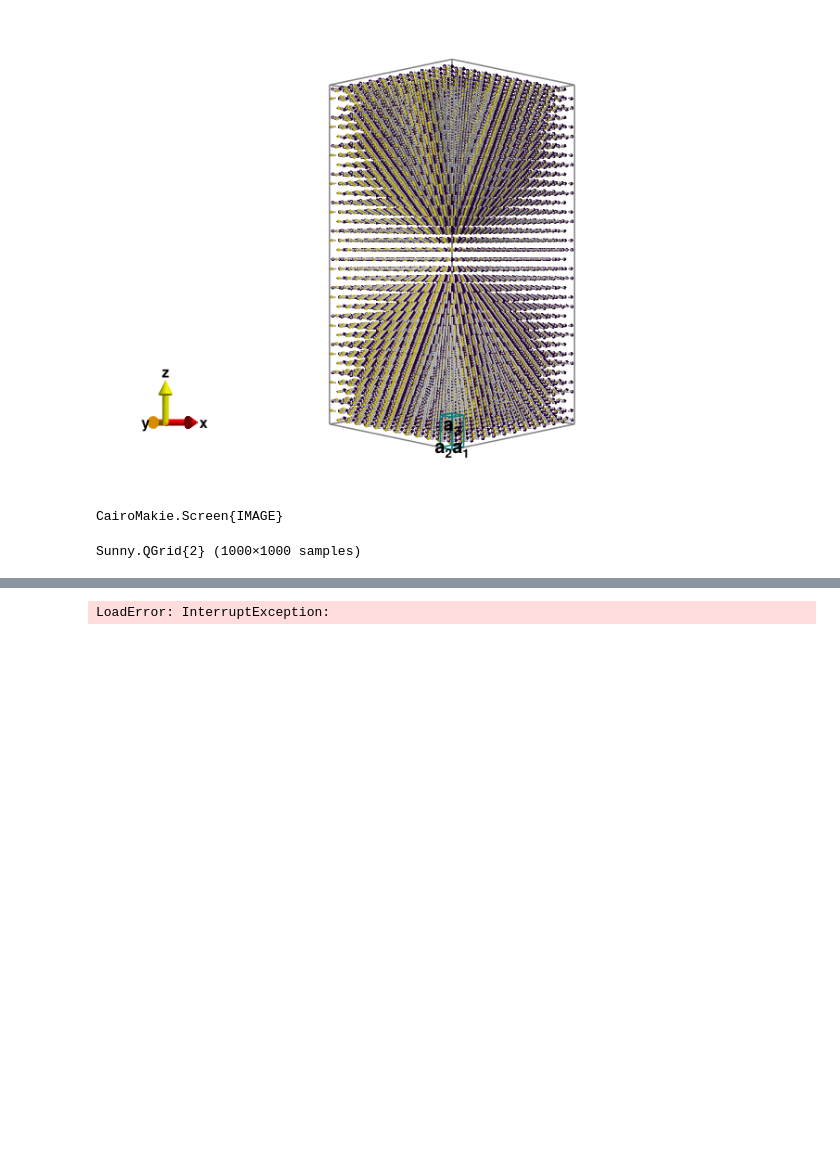
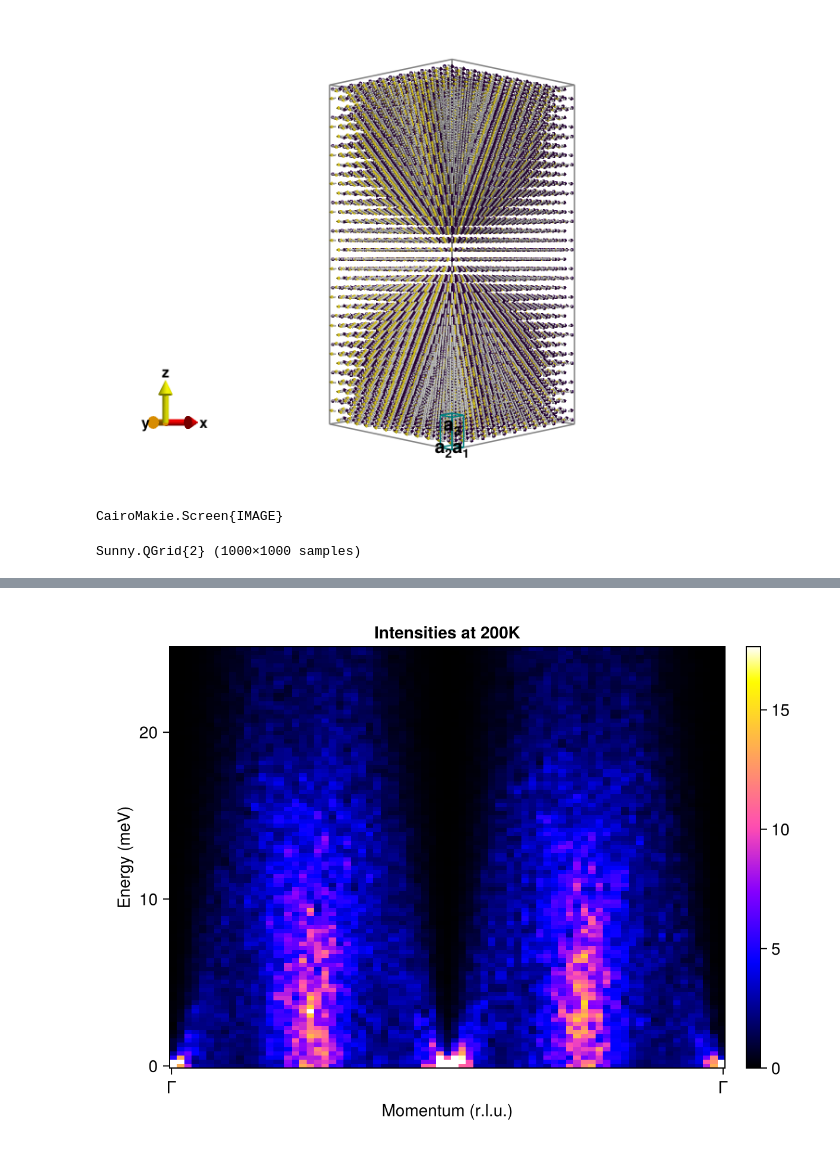
Before and after one commit to LivNoerholm/Kagome-LSWT, a Jupyter notebook: LSWT_jarosite.ipynb, the cells around one changed output, grey strips where cells are left out. Saved outputs shown, nothing was run; the diff lists cells and outputs as text; code cells hidden in the pictures; blank space fills up the shorter version.

```diff
--- a/LSWT_jarosite.ipynb
+++ b/LSWT_jarosite.ipynb
@@ -155,16 +165,16 @@ plot_intensities(res, colorrange=(0, 1000), title="Intensity in the (h, k) plane
 # %%
 energies = range(0, 25, 100)
 dt = 2*langevin.dt
 sc = SampledCorrelations(sys; dt, energies, measure)
 
 for _ in 1:10
     for _ in 1:20
         step!(sys, langevin)
     end
     add_sample!(sc, sys)
 end
 
-res = intensities(sc, path1; energies, langevin.kT)
-plot_intensities(res; units, title="Intensities at 0.01K")
+res = intensities(sc, path; energies, langevin.kT)
+plot_intensities(res; units, title="Intensities at 200K")
 # %% [output]
-LoadError: InterruptException:
+[figure, added]
```
Also changed, not shown: parts of 5 cells of this notebook, 6 other files.
